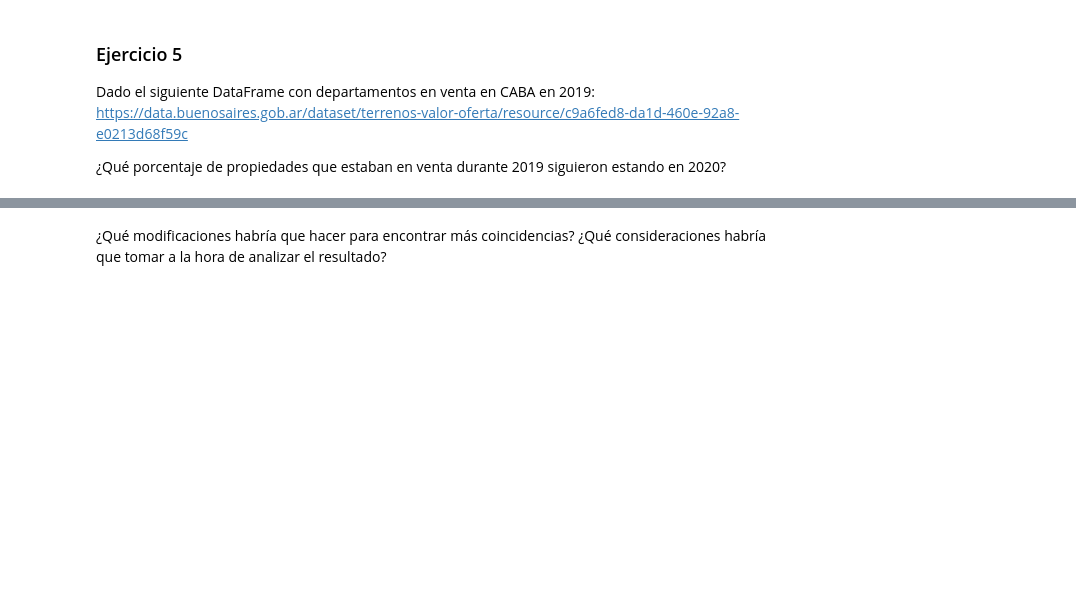
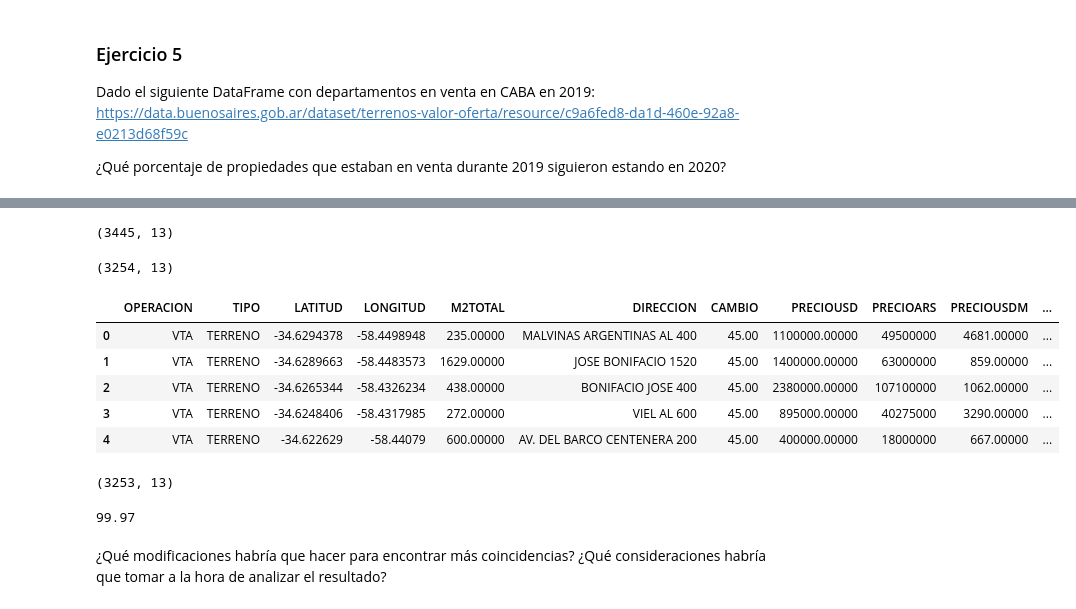
Before and after one commit to SunFanton/python-courses, a Jupyter notebook: humai/analisis-de-datos-Humai/03_Agregacion_y_agrupacion/ejercicios/ejercicio.ipynb, the cells around one changed output, grey strips where cells are left out. Cells and saved outputs as stored; diff of their text form; code cells hidden in the pictures; blank space fills up the shorter version.

Commit message:
Ejercitacion merge e introduccion data wrangling avanzado - humai

```diff
--- a/humai/analisis-de-datos-Humai/03_Agregacion_y_agrupacion/ejercicios/ejercicio.ipynb
+++ b/humai/analisis-de-datos-Humai/03_Agregacion_y_agrupacion/ejercicios/ejercicio.ipynb
@@ -223,2 +243,38 @@ Dado el siguiente DataFrame con departamentos en venta en CABA en 2019: https://
+# %%
+df2["DIRECCION"] = df2["DIRECCION"].str.upper()
+df["DIRECCION"] = df["DIRECCION"].str.upper()
+
+df2 = df2.drop_duplicates(subset="DIRECCION")
+df = df.drop_duplicates(subset= "DIRECCION")
+
+df2["DIRECCION"] = df2["DIRECCION"].str.replace("al ","")
+df["DIRECCION"] = df["DIRECCION"].str.replace("al ","")
+# %%
+df.shape
+# %% [output]
+(3445, 13)
+# %%
+df2.shape
+# %% [output]
+(3254, 13)
+# %%
+coincidencias = pd.merge(df2, df, on=["DIRECCION"], how="inner")
+coincidencias = df2[df2["OPERACION"].isin(coincidencias["OPERACION"])]
+coincidencias.head()
+# %% [output]
+|  | OPERACION | TIPO | LATITUD | LONGITUD | M2TOTAL | DIRECCION | CAMBIO | PRECIOUSD | PRECIOARS | PRECIOUSDM | ... |
+| 0 | VTA | TERRENO | -34.6294378 | -58.4498948 | 235.00000 | MALVINAS ARGENTINAS AL 400 | 45.00 | 1100000.00000 | 49500000 | 4681.00000 | ... |
+| 1 | VTA | TERRENO | -34.6289663 | -58.4483573 | 1629.00000 | JOSE BONIFACIO 1520 | 45.00 | 1400000.00000 | 63000000 | 859.00000 | ... |
+| 2 | VTA | TERRENO | -34.6265344 | -58.4326234 | 438.00000 | BONIFACIO JOSE 400 | 45.00 | 2380000.00000 | 107100000 | 1062.00000 | ... |
+| 3 | VTA | TERRENO | -34.6248406 | -58.4317985 | 272.00000 | VIEL AL 600 | 45.00 | 895000.00000 | 40275000 | 3290.00000 | ... |
+| 4 | VTA | TERRENO | -34.622629 | -58.44079 | 600.00000 | AV. DEL BARCO CENTENERA 200 | 45.00 | 400000.00000 | 18000000 | 667.00000 | ... |
+# %%
+coincidencias.shape
+# %% [output]
+(3253, 13)
+# %%
+round((coincidencias.shape[0] / df2.shape[0]) * 100, 2)
+# %% [output]
+99.97
 # %% [markdown]
 ¿Qué modificaciones habría que hacer para encontrar más coincidencias? ¿Qué consideraciones habría que tomar a la hora de analizar el resultado?
```
Also changed, not shown: parts of 4 cells of this notebook, 5 other files.
